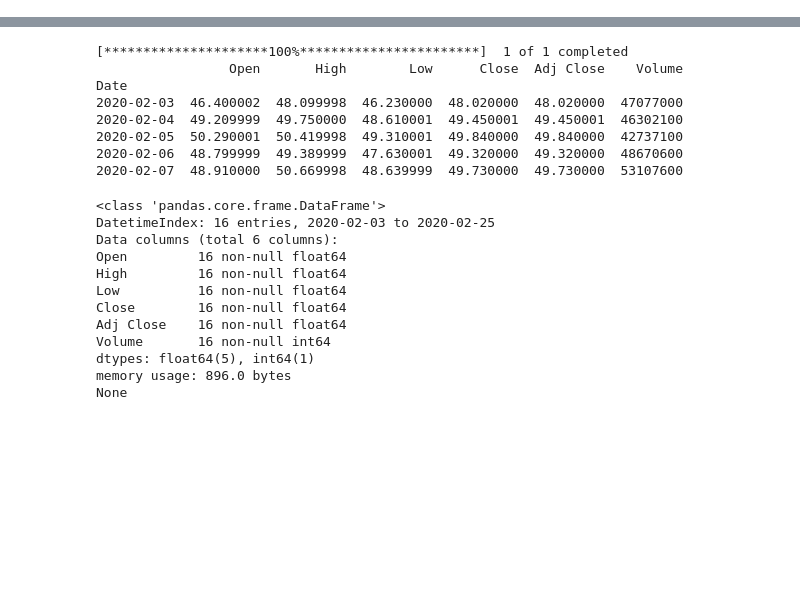
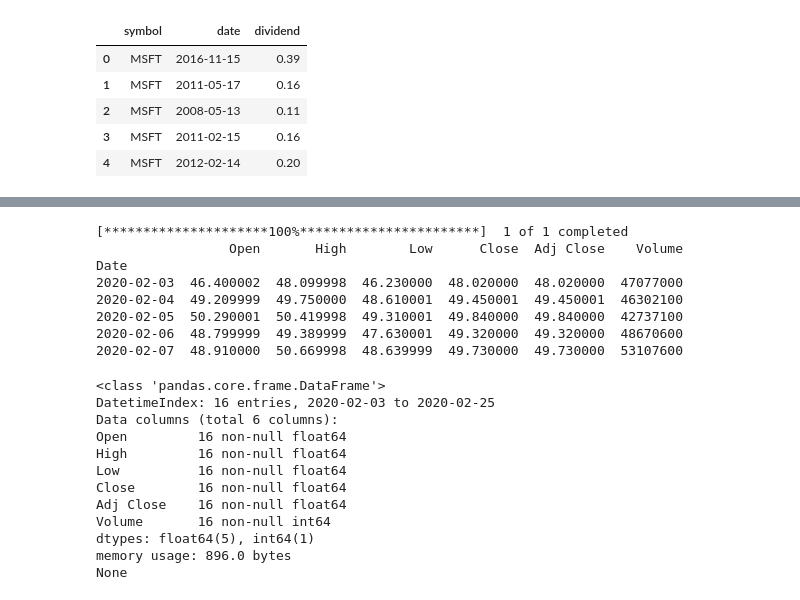
Before and after one commit to Stanley-Ye/W209-Final-Project, a Jupyter notebook: Initial Notebook - Stanley.ipynb, the cells around one changed output, grey strips where cells are left out. Saved outputs shown, nothing was run; the diff lists cells and outputs as text; code cells hidden in the pictures; blank space fills up the shorter version.

```diff
--- a/Initial Notebook - Stanley.ipynb
+++ b/Initial Notebook - Stanley.ipynb
@@ -0,0 +46,9 @@
+# %%
+dividends_data.head()
+# %% [output]
+|  | symbol | date | dividend |
+| 0 | MSFT | 2016-11-15 | 0.39 |
+| 1 | MSFT | 2011-05-17 | 0.16 |
+| 2 | MSFT | 2008-05-13 | 0.11 |
+| 3 | MSFT | 2011-02-15 | 0.16 |
+| 4 | MSFT | 2012-02-14 | 0.20 |
```
Also changed, not shown: parts of 6 cells of this notebook, 4 other files.
